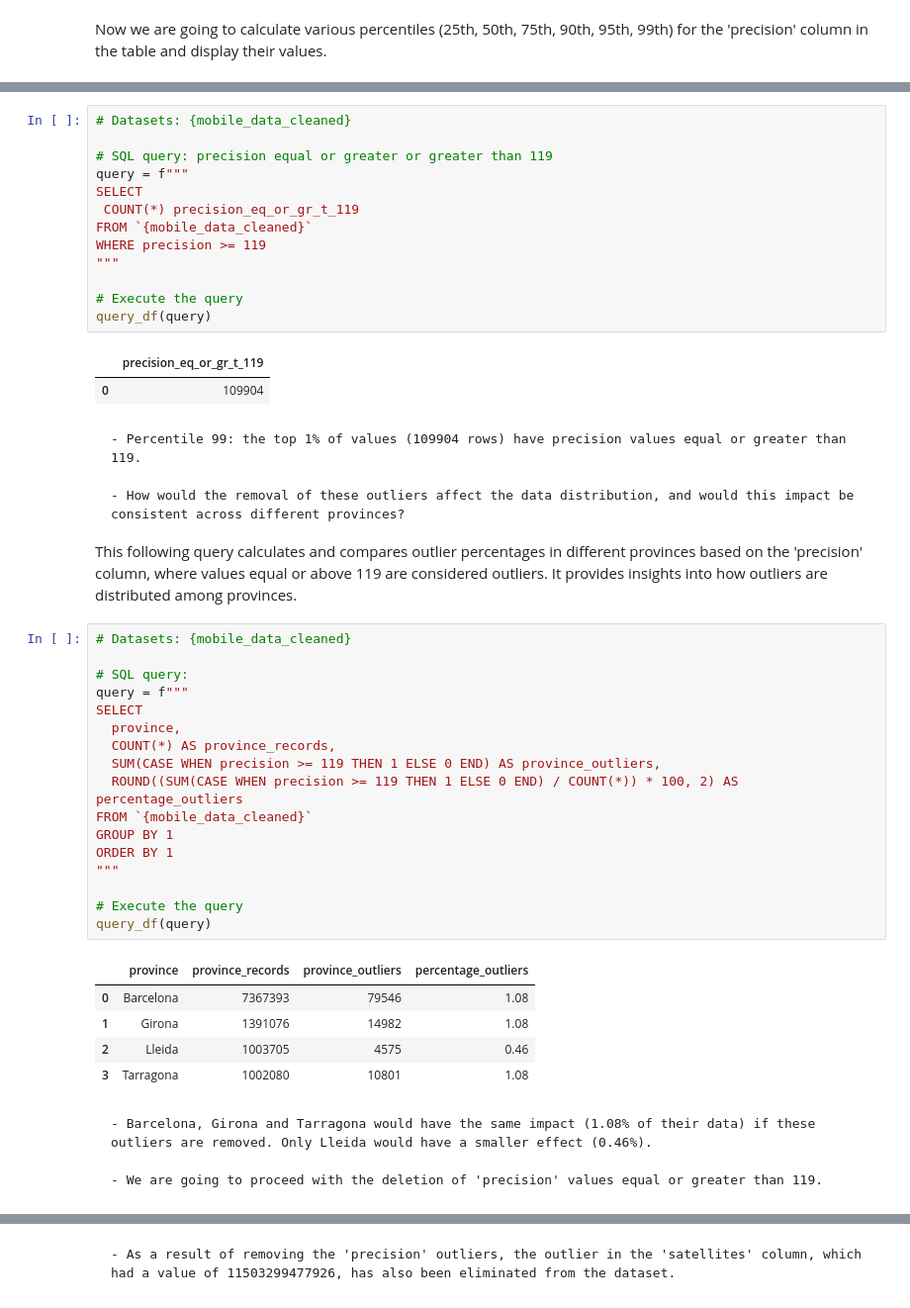
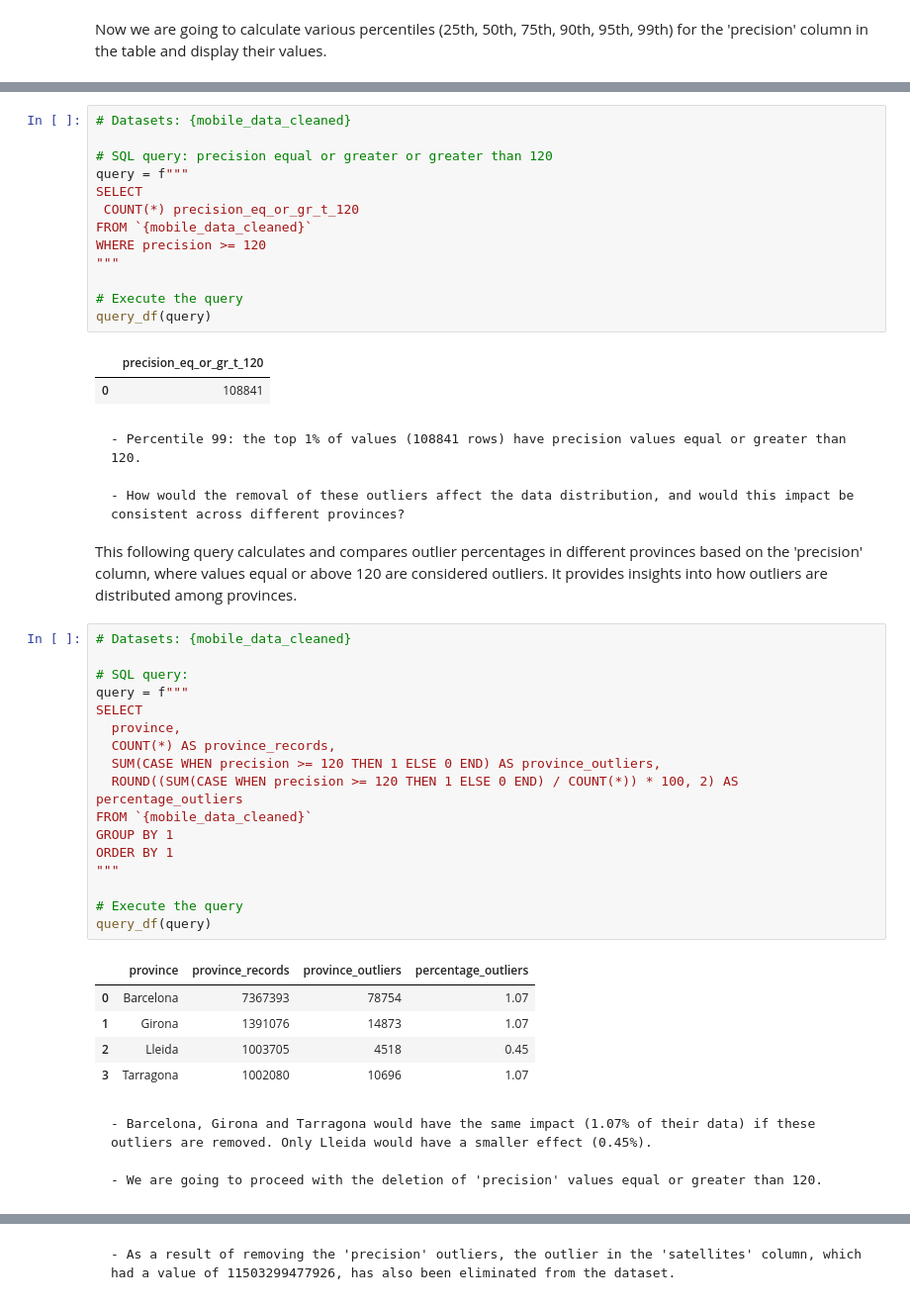
Before and after one commit to alleida23/Catalonian_Mobile_Coverage_2015_2017, a Jupyter notebook: 1. SQL Data Cleaning for Mobile Coverage Dataset.ipynb, the cells around one changed output, grey strips where cells are left out. Shown at 99% size. Drawn from its saved outputs; the diff is of its cells as text.

```diff
--- a/1. SQL Data Cleaning for Mobile Coverage Dataset.ipynb
+++ b/1. SQL Data Cleaning for Mobile Coverage Dataset.ipynb
@@ -1135,52 +1198,52 @@ query_df(query)
 # %%
 # Datasets: {mobile_data_cleaned}
 
-# SQL query: precision equal or greater or greater than 119
+# SQL query: precision equal or greater or greater than 120
 query = f"""
 SELECT
- COUNT(*) precision_eq_or_gr_t_119
+ COUNT(*) precision_eq_or_gr_t_120
 FROM `{mobile_data_cleaned}`
-WHERE precision >= 119
+WHERE precision >= 120
 """
 
 # Execute the query
 query_df(query)
 # %% [output]
-|  | precision_eq_or_gr_t_119 |
-| 0 | 109904 |
+|  | precision_eq_or_gr_t_120 |
+| 0 | 108841 |
 # %% [markdown]
-    - Percentile 99: the top 1% of values (109904 rows) have precision values equal or greater than 119.
+    - Percentile 99: the top 1% of values (108841 rows) have precision values equal or greater than 120.
 
     - How would the removal of these outliers affect the data distribution, and would this impact be consistent across different provinces?
 
-This following query calculates and compares outlier percentages in different provinces based on the 'precision' column, where values equal or above 119 are considered outliers. It provides insights into how outliers are distributed among provinces.
+This following query calculates and compares outlier percentages in different provinces based on the 'precision' column, where values equal or above 120 are considered outliers. It provides insights into how outliers are distributed among provinces.
 # %%
 # Datasets: {mobile_data_cleaned}
 
 # SQL query:
 query = f"""
 SELECT
   province,
   COUNT(*) AS province_records,
-  SUM(CASE WHEN precision >= 119 THEN 1 ELSE 0 END) AS province_outliers,
-  ROUND((SUM(CASE WHEN precision >= 119 THEN 1 ELSE 0 END) / COUNT(*)) * 100, 2) AS percentage_outliers
+  SUM(CASE WHEN precision >= 120 THEN 1 ELSE 0 END) AS province_outliers,
+  ROUND((SUM(CASE WHEN precision >= 120 THEN 1 ELSE 0 END) / COUNT(*)) * 100, 2) AS percentage_outliers
 FROM `{mobile_data_cleaned}`
 GROUP BY 1
 ORDER BY 1
 """
 
 # Execute the query
 query_df(query)
 # %% [output]
 |  | province | province_records | province_outliers | percentage_outliers |
-| 0 | Barcelona | 7367393 | 79546 | 1.08 |
-| 1 | Girona | 1391076 | 14982 | 1.08 |
-| 2 | Lleida | 1003705 | 4575 | 0.46 |
-| 3 | Tarragona | 1002080 | 10801 | 1.08 |
+| 0 | Barcelona | 7367393 | 78754 | 1.07 |
+| 1 | Girona | 1391076 | 14873 | 1.07 |
+| 2 | Lleida | 1003705 | 4518 | 0.45 |
+| 3 | Tarragona | 1002080 | 10696 | 1.07 |
 # %% [markdown]
-    - Barcelona, Girona and Tarragona would have the same impact (1.08% of their data) if these outliers are removed. Only Lleida would have a smaller effect (0.46%).
+    - Barcelona, Girona and Tarragona would have the same impact (1.07% of their data) if these outliers are removed. Only Lleida would have a smaller effect (0.45%).
 
-    - We are going to proceed with the deletion of 'precision' values equal or greater than 119.
+    - We are going to proceed with the deletion of 'precision' values equal or greater than 120.
 # %%
 # Datasets: {mobile_data_cleaned}
 
```
Also changed, not shown: parts of 23 cells of this notebook.
